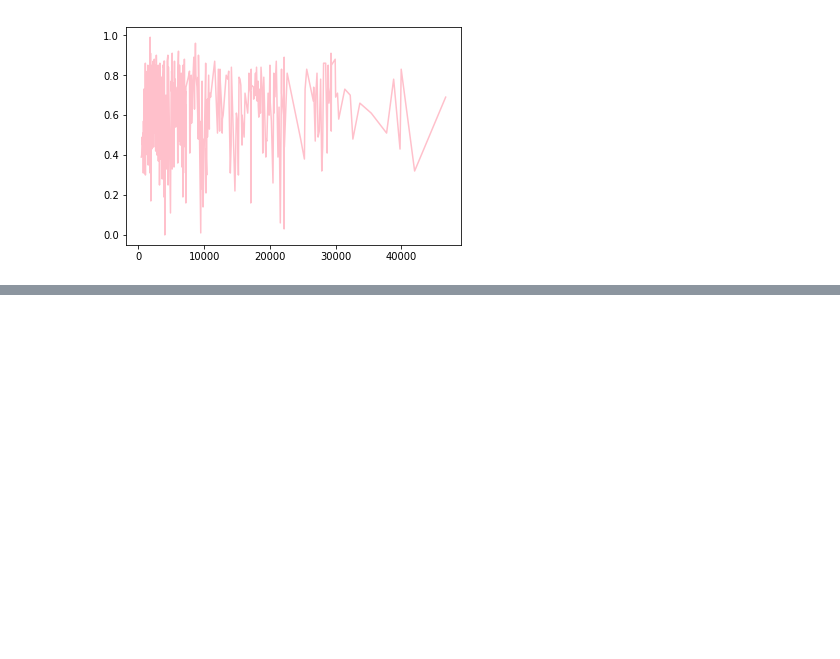
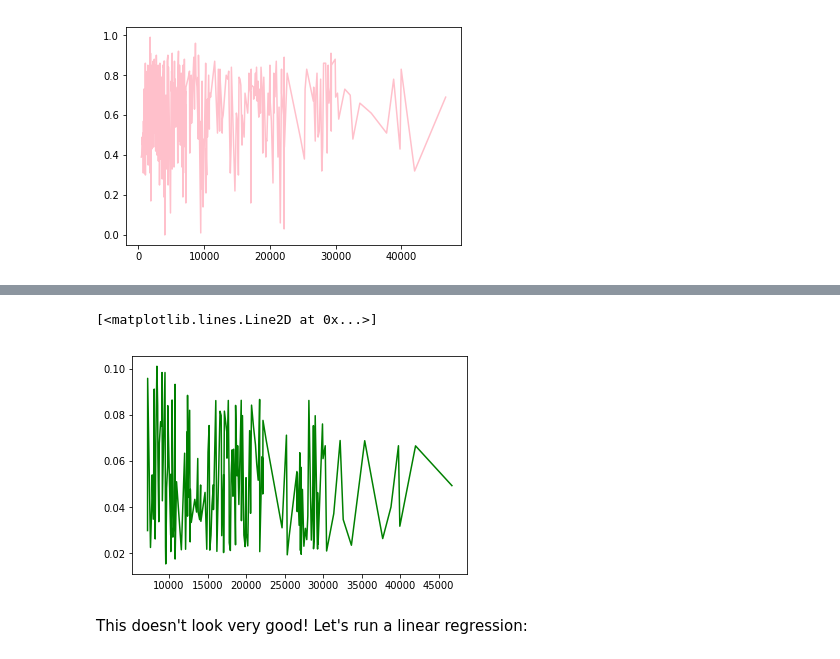
Before and after one commit to nforesti/education, a Jupyter notebook: top500_undergradpop_demographic.ipynb, the cells around one changed output, grey strips where cells are left out. Cells and saved outputs as stored; diff of their text form; code cells hidden in the pictures; blank space fills up the shorter version.

```diff
--- a/top500_undergradpop_demographic.ipynb
+++ b/top500_undergradpop_demographic.ipynb
@@ -219,0 +271,7 @@ plt.plot(df_sorted.undergradpop, df_top500["White"], 'pink')
+# %%
+plt.plot(df_bot.undergradpop, df_bot['var'], 'green')
+# %% [output]
+[<matplotlib.lines.Line2D at 0x...>]
+[figure, added]
+# %% [markdown]
+This doesn't look very good! Let's run a linear regression:
```
Also changed, not shown: parts of 14 cells of this notebook, 1 other file.
